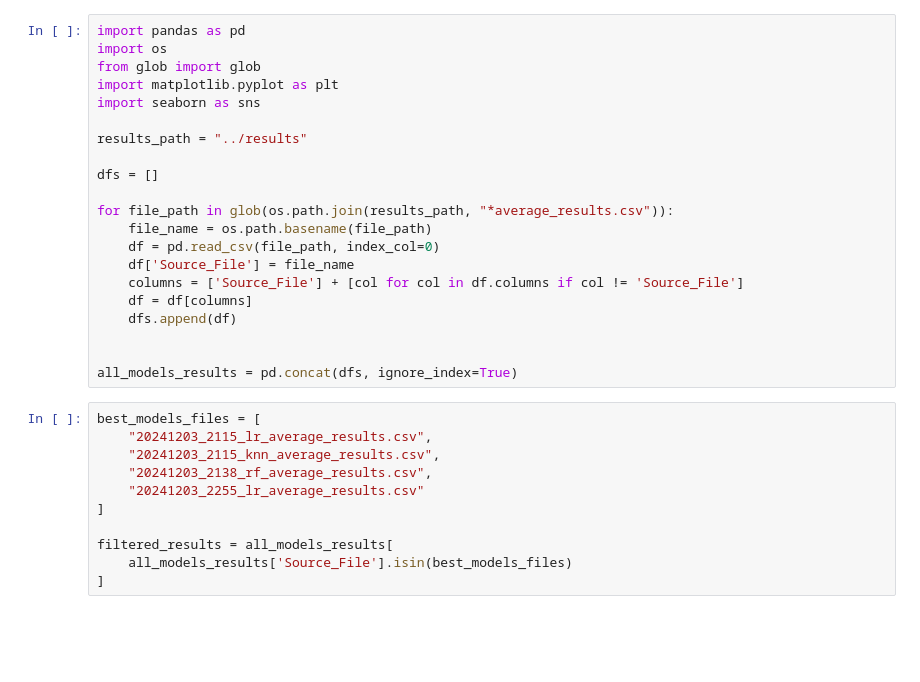
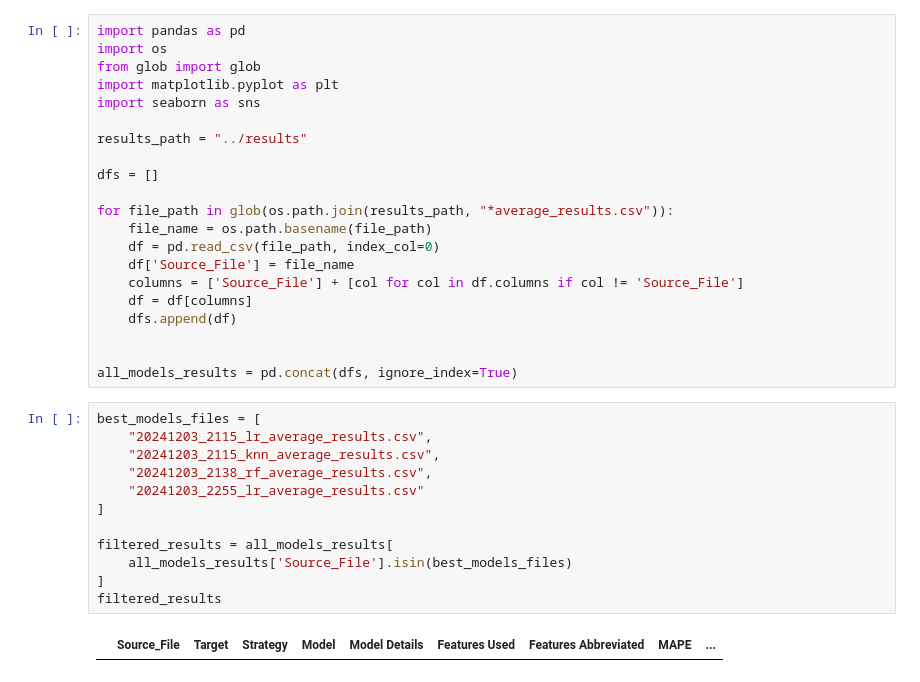
Before and after one commit to AliciaXia222/Capstone-Team-Climate-Trace, a Jupyter notebook: notebooks/070_Model_Comparison.ipynb, the cells around one changed output. Drawn from its saved outputs; the diff is of its cells as text; blank space fills up the shorter version.

```diff
--- a/notebooks/070_Model_Comparison.ipynb
+++ b/notebooks/070_Model_Comparison.ipynb
@@ -22,11 +22,14 @@ all_models_results = pd.concat(dfs, ignore_index=True)
 # %%
 best_models_files = [
     "20241203_2115_lr_average_results.csv",
     "20241203_2115_knn_average_results.csv",
     "20241203_2138_rf_average_results.csv",
     "20241203_2255_lr_average_results.csv"
 ]
 
 filtered_results = all_models_results[
     all_models_results['Source_File'].isin(best_models_files)
 ]
+filtered_results
+# %% [output]
+|  | Source_File | Target | Strategy | Model | Model Details | Features Used | Features Abbreviated | MAPE | ... |
```
Also changed, not shown: parts of 6 cells of this notebook, 2 other files.
